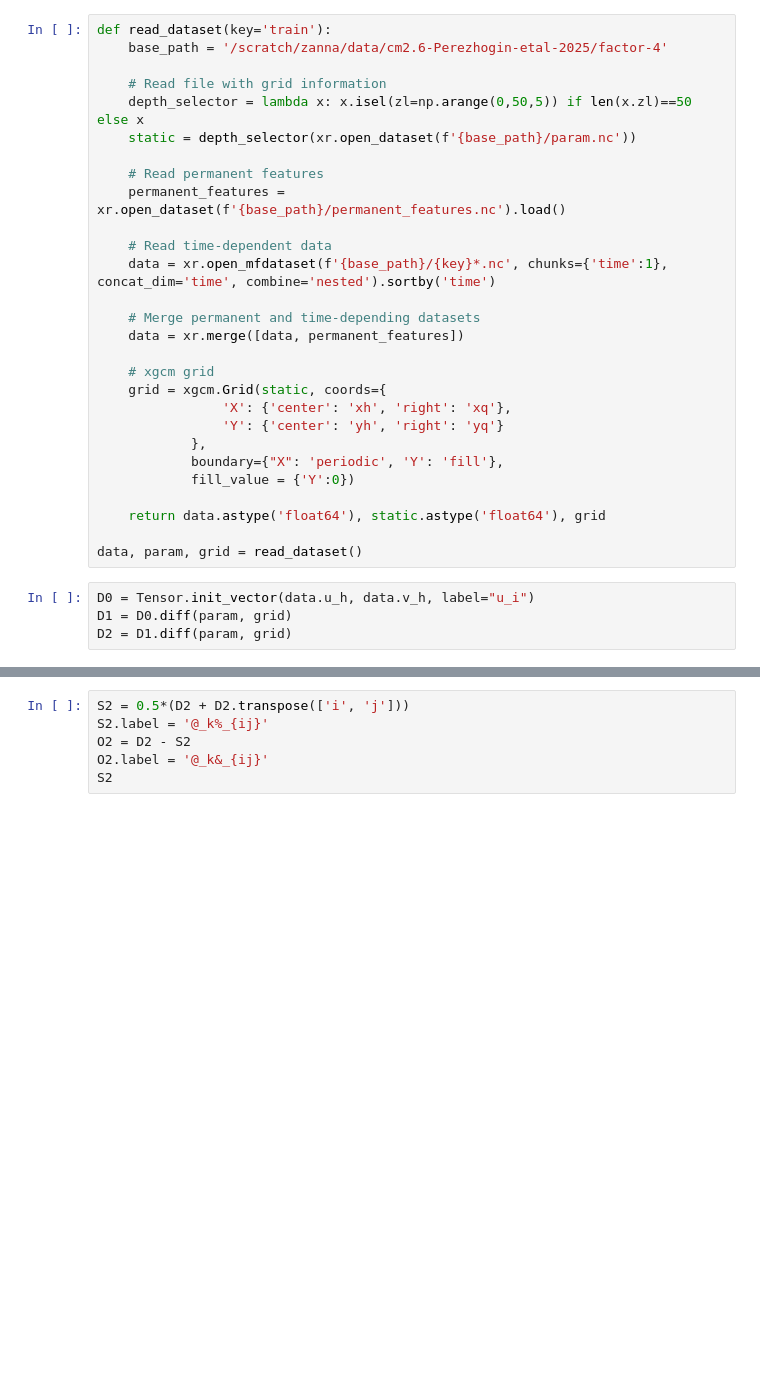
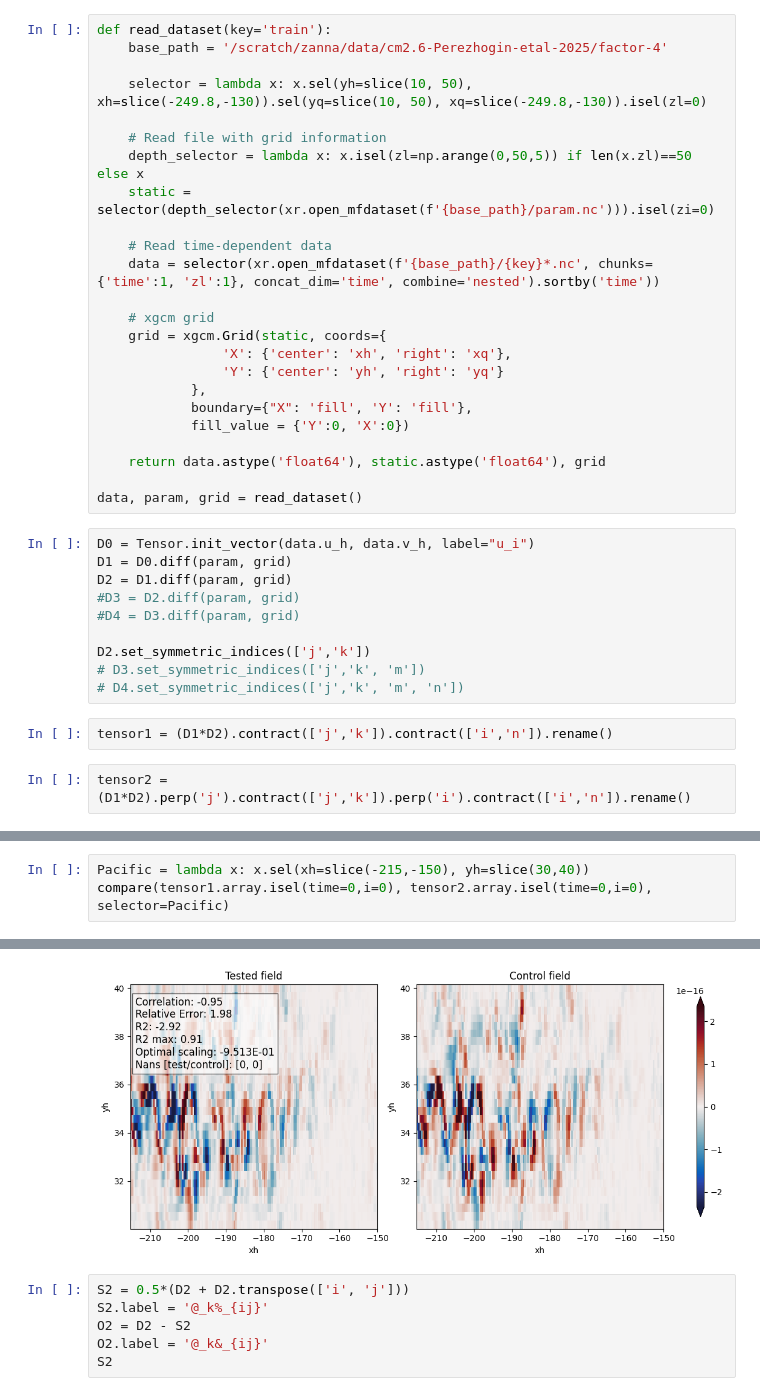
Before and after one commit to m2lines/ANN-momentum-mesoscale, a Jupyter notebook: notebooks/tensor-resgression.ipynb, the cells around one changed output, grey strips where cells are left out. Drawn from its saved outputs; the diff is of its cells as text; blank space fills up the shorter version.

```diff
--- a/notebooks/tensor-resgression.ipynb
+++ b/notebooks/tensor-resgression.ipynb
@@ -25,26 +22,22 @@ The autoreload extension is already loaded. To reload it, use:
 def read_dataset(key='train'):
     base_path = '/scratch/zanna/data/cm2.6-Perezhogin-etal-2025/factor-4'
 
+    selector = lambda x: x.sel(yh=slice(10, 50), xh=slice(-249.8,-130)).sel(yq=slice(10, 50), xq=slice(-249.8,-130)).isel(zl=0)
+
     # Read file with grid information
     depth_selector = lambda x: x.isel(zl=np.arange(0,50,5)) if len(x.zl)==50 else x
-    static = depth_selector(xr.open_dataset(f'{base_path}/param.nc'))
-
-    # Read permanent features
-    permanent_features = xr.open_dataset(f'{base_path}/permanent_features.nc').load()
+    static = selector(depth_selector(xr.open_mfdataset(f'{base_path}/param.nc'))).isel(zi=0)
 
     # Read time-dependent data
-    data = xr.open_mfdataset(f'{base_path}/{key}*.nc', chunks={'time':1}, concat_dim='time', combine='nested').sortby('time')
-
-    # Merge permanent and time-depending datasets
-    data = xr.merge([data, permanent_features])
+    data = selector(xr.open_mfdataset(f'{base_path}/{key}*.nc', chunks={'time':1, 'zl':1}, concat_dim='time', combine='nested').sortby('time'))
 
     # xgcm grid
     grid = xgcm.Grid(static, coords={
                 'X': {'center': 'xh', 'right': 'xq'},
                 'Y': {'center': 'yh', 'right': 'yq'}
             },
-            boundary={"X": 'periodic', 'Y': 'fill'},
-            fill_value = {'Y':0})
+            boundary={"X": 'fill', 'Y': 'fill'},
+            fill_value = {'Y':0, 'X':0})
 
     return data.astype('float64'), static.astype('float64'), grid
 
@@ -53,3 +46,13 @@ data, param, grid = read_dataset()
 D0 = Tensor.init_vector(data.u_h, data.v_h, label="u_i")
 D1 = D0.diff(param, grid)
 D2 = D1.diff(param, grid)
+#D3 = D2.diff(param, grid)
+#D4 = D3.diff(param, grid)
+
+D2.set_symmetric_indices(['j','k'])
+# D3.set_symmetric_indices(['j','k', 'm'])
+# D4.set_symmetric_indices(['j','k', 'm', 'n'])
+# %%
+tensor1 = (D1*D2).contract(['j','k']).contract(['i','n']).rename()
+# %%
+tensor2 = (D1*D2).perp('j').contract(['j','k']).perp('i').contract(['i','n']).rename()
@@ -55,0 +75,4 @@ D2 = D1.diff(param, grid)
+# %%
+Pacific = lambda x: x.sel(xh=slice(-215,-150), yh=slice(30,40))
+compare(tensor1.array.isel(time=0,i=0), tensor2.array.isel(time=0,i=0), selector=Pacific)
+# %% [output]
@@ -56,3 +82,4 @@ D2 = D1.diff(param, grid)
+[figure, added]
 # %%
 S2 = 0.5*(D2 + D2.transpose(['i', 'j']))
 S2.label = '@_k%_{ij}'
```
Also changed, not shown: parts of 55 cells of this notebook, 5 other files.
